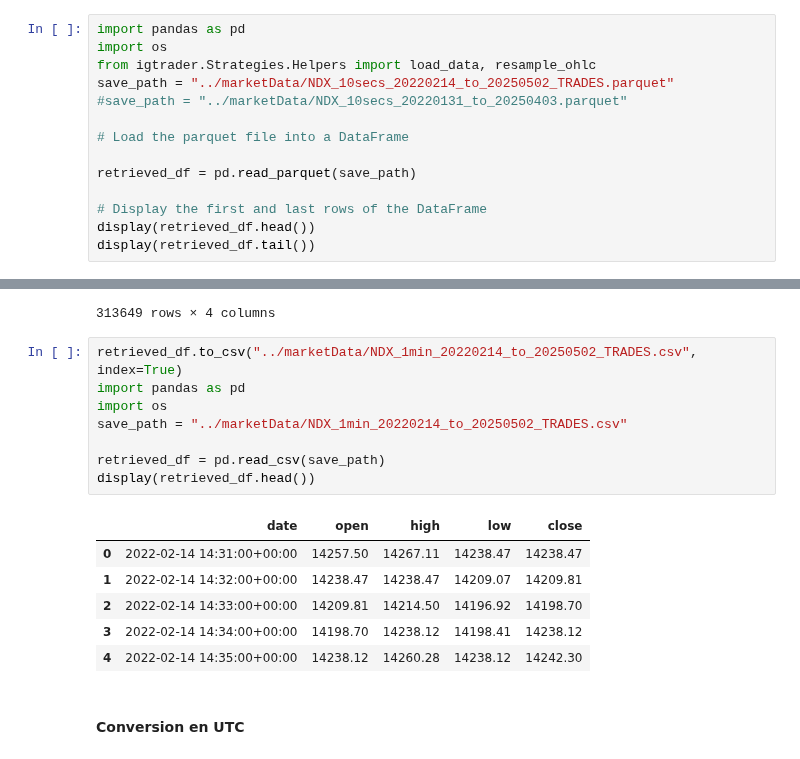
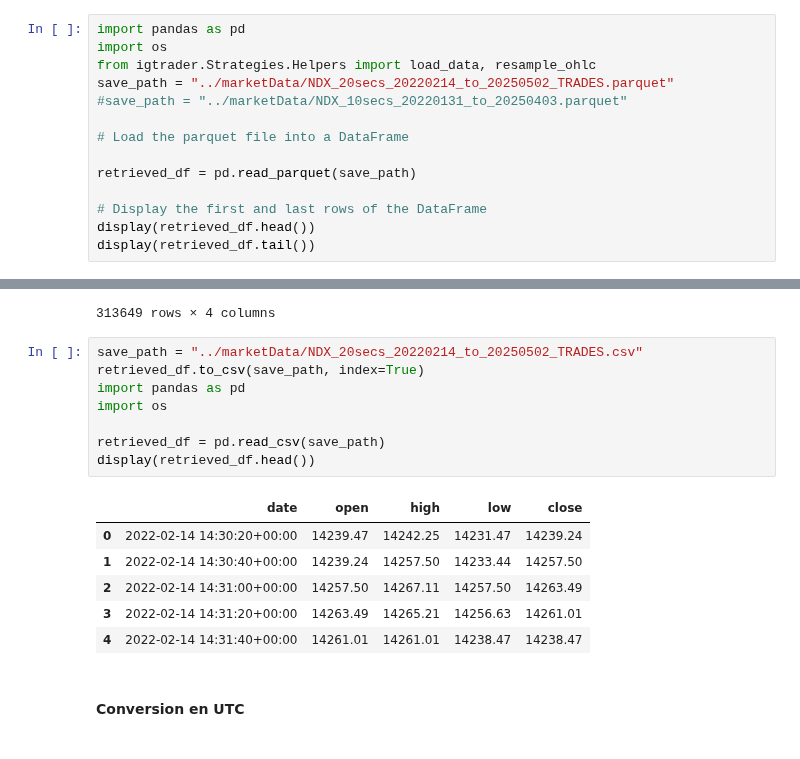
Before and after one commit to FinTechCpp/fast-backtest-app, a Jupyter notebook: Notebooks/IBKR_API.ipynb, the cells around one changed output, grey strips where cells are left out. Saved outputs shown, nothing was run; the diff lists cells and outputs as text.

```diff
--- a/Notebooks/IBKR_API.ipynb
+++ b/Notebooks/IBKR_API.ipynb
@@ -178,7 +178,7 @@ fichier parquet
 import pandas as pd
 import os
 from igtrader.Strategies.Helpers import load_data, resample_ohlc
-save_path = "../marketData/NDX_10secs_20220214_to_20250502_TRADES.parquet"
+save_path = "../marketData/NDX_20secs_20220214_to_20250502_TRADES.parquet"
 #save_path = "../marketData/NDX_10secs_20220131_to_20250403.parquet"
 
 # Load the parquet file into a DataFrame
@@ -220,20 +222,20 @@ retrieved_df
 | 2025-05-02 19:59:00+00:00 | 20086.53 | 20112.79 | 20086.53 | 20098.05 |
 313649 rows × 4 columns
 # %%
-retrieved_df.to_csv("../marketData/NDX_1min_20220214_to_20250502_TRADES.csv", index=True)
+save_path = "../marketData/NDX_20secs_20220214_to_20250502_TRADES.csv"
+retrieved_df.to_csv(save_path, index=True)
 import pandas as pd
 import os
-save_path = "../marketData/NDX_1min_20220214_to_20250502_TRADES.csv"
 
 retrieved_df = pd.read_csv(save_path)
 display(retrieved_df.head())
 # %% [output]
 |  | date | open | high | low | close |
-| 0 | 2022-02-14 14:31:00+00:00 | 14257.50 | 14267.11 | 14238.47 | 14238.47 |
-| 1 | 2022-02-14 14:32:00+00:00 | 14238.47 | 14238.47 | 14209.07 | 14209.81 |
-| 2 | 2022-02-14 14:33:00+00:00 | 14209.81 | 14214.50 | 14196.92 | 14198.70 |
-| 3 | 2022-02-14 14:34:00+00:00 | 14198.70 | 14238.12 | 14198.41 | 14238.12 |
-| 4 | 2022-02-14 14:35:00+00:00 | 14238.12 | 14260.28 | 14238.12 | 14242.30 |
+| 0 | 2022-02-14 14:30:20+00:00 | 14239.47 | 14242.25 | 14231.47 | 14239.24 |
+| 1 | 2022-02-14 14:30:40+00:00 | 14239.24 | 14257.50 | 14233.44 | 14257.50 |
+| 2 | 2022-02-14 14:31:00+00:00 | 14257.50 | 14267.11 | 14257.50 | 14263.49 |
+| 3 | 2022-02-14 14:31:20+00:00 | 14263.49 | 14265.21 | 14256.63 | 14261.01 |
+| 4 | 2022-02-14 14:31:40+00:00 | 14261.01 | 14261.01 | 14238.47 | 14238.47 |
 # %% [markdown]
 #### Conversion en UTC
 # %%
```
Also changed, not shown: parts of 1 cell of this notebook, 42 other files.
